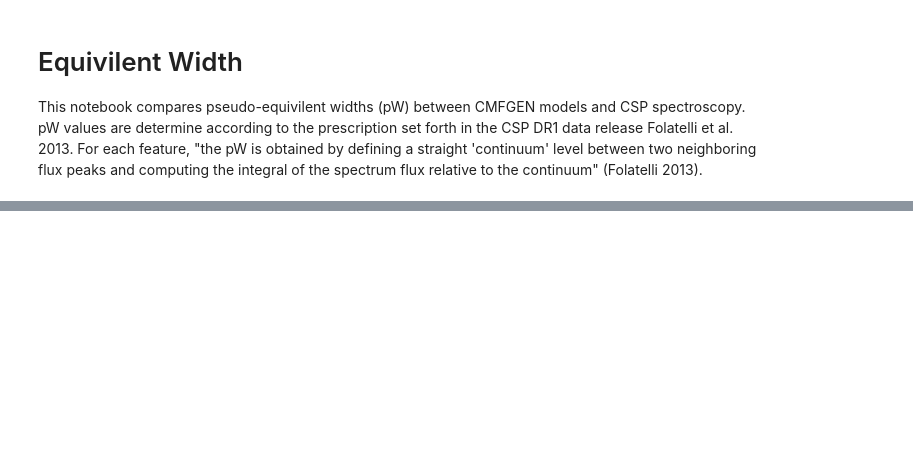
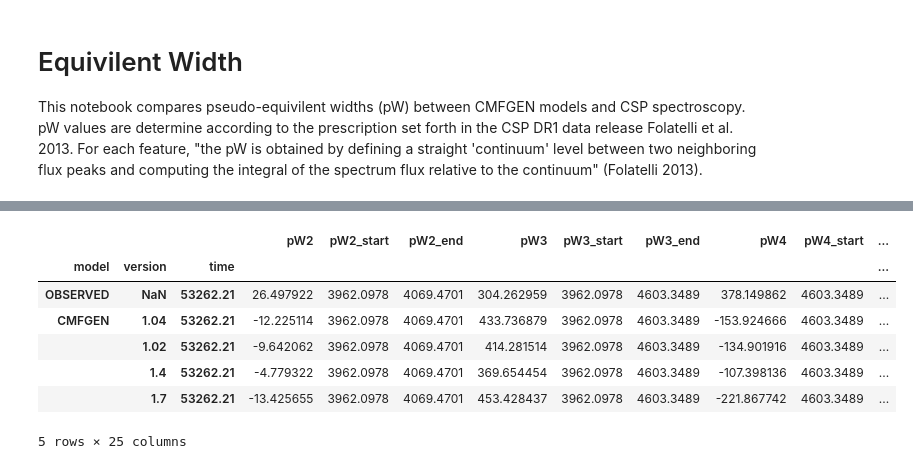
Before and after one commit to mwvgroup/csp-cmfgen, a Jupyter notebook: notebooks/equivalent_width.ipynb, the cells around one changed output, grey strips where cells are left out. Saved outputs shown, nothing was run; the diff lists cells and outputs as text; code cells hidden in the pictures; blank space fills up the shorter version.

```diff
--- a/notebooks/equivalent_width.ipynb
+++ b/notebooks/equivalent_width.ipynb
@@ -154,0 +123,18 @@ m104.param_names
+# %%
+results_dir = Path('../results')
+fixed_width = Table.read(results_dir / 'equivalent_width/fixed_True.ecsv').to_pandas()
+free_width = Table.read(results_dir / 'equivalent_width/fixed_True.ecsv').to_pandas()
+
+fixed_width.set_index(['model', 'version', 'time'], inplace=True)
+free_width.set_index(['model', 'version', 'time'], inplace=True)
+
+fixed_width.head()
+# %% [output]
+|  |  |  | pW2 | pW2_start | pW2_end | pW3 | pW3_start | pW3_end | pW4 | pW4_start | ... |
+| model | version | time |  |  |  |  |  |  |  |  | ... |
+| OBSERVED | NaN | 53262.21 | 26.497922 | 3962.0978 | 4069.4701 | 304.262959 | 3962.0978 | 4603.3489 | 378.149862 | 4603.3489 | ... |
+| CMFGEN | 1.04 | 53262.21 | -12.225114 | 3962.0978 | 4069.4701 | 433.736879 | 3962.0978 | 4603.3489 | -153.924666 | 4603.3489 | ... |
+|  | 1.02 | 53262.21 | -9.642062 | 3962.0978 | 4069.4701 | 414.281514 | 3962.0978 | 4603.3489 | -134.901916 | 4603.3489 | ... |
+|  | 1.4 | 53262.21 | -4.779322 | 3962.0978 | 4069.4701 | 369.654454 | 3962.0978 | 4603.3489 | -107.398136 | 4603.3489 | ... |
+|  | 1.7 | 53262.21 | -13.425655 | 3962.0978 | 4069.4701 | 453.428437 | 3962.0978 | 4603.3489 | -221.867742 | 4603.3489 | ... |
+5 rows × 25 columns
```
Also changed, not shown: parts of 15 cells of this notebook, 1 other file.
